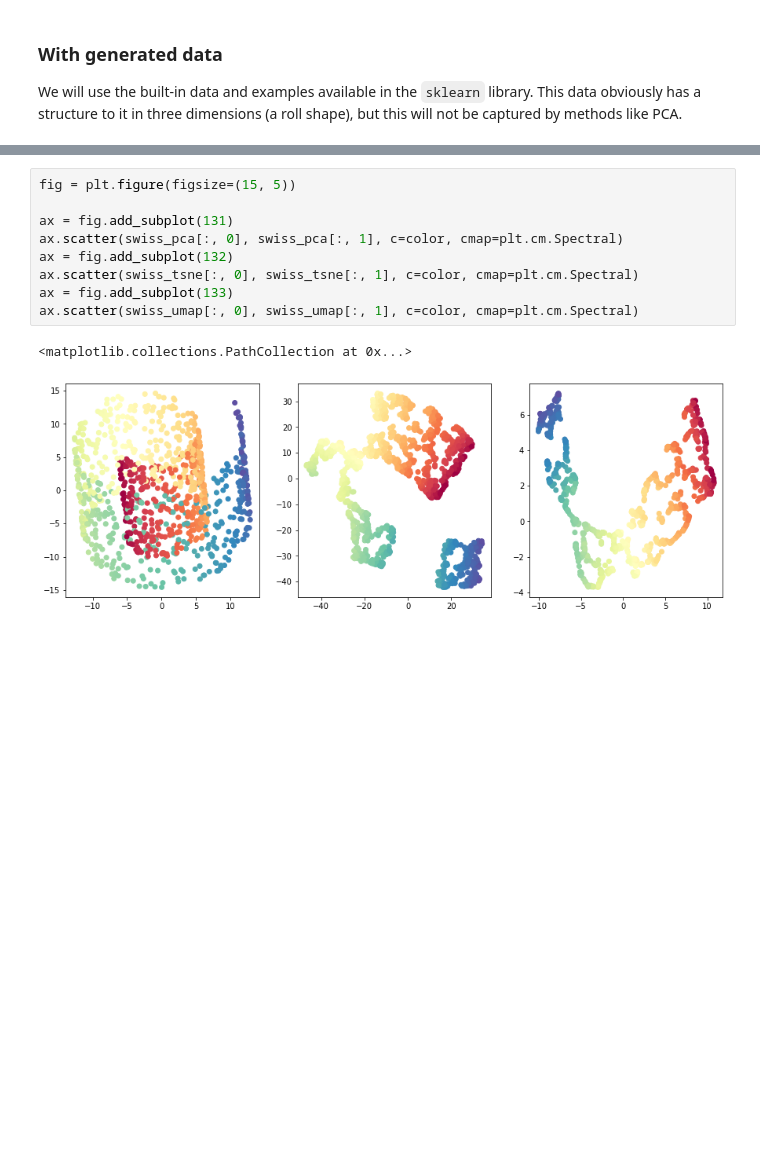
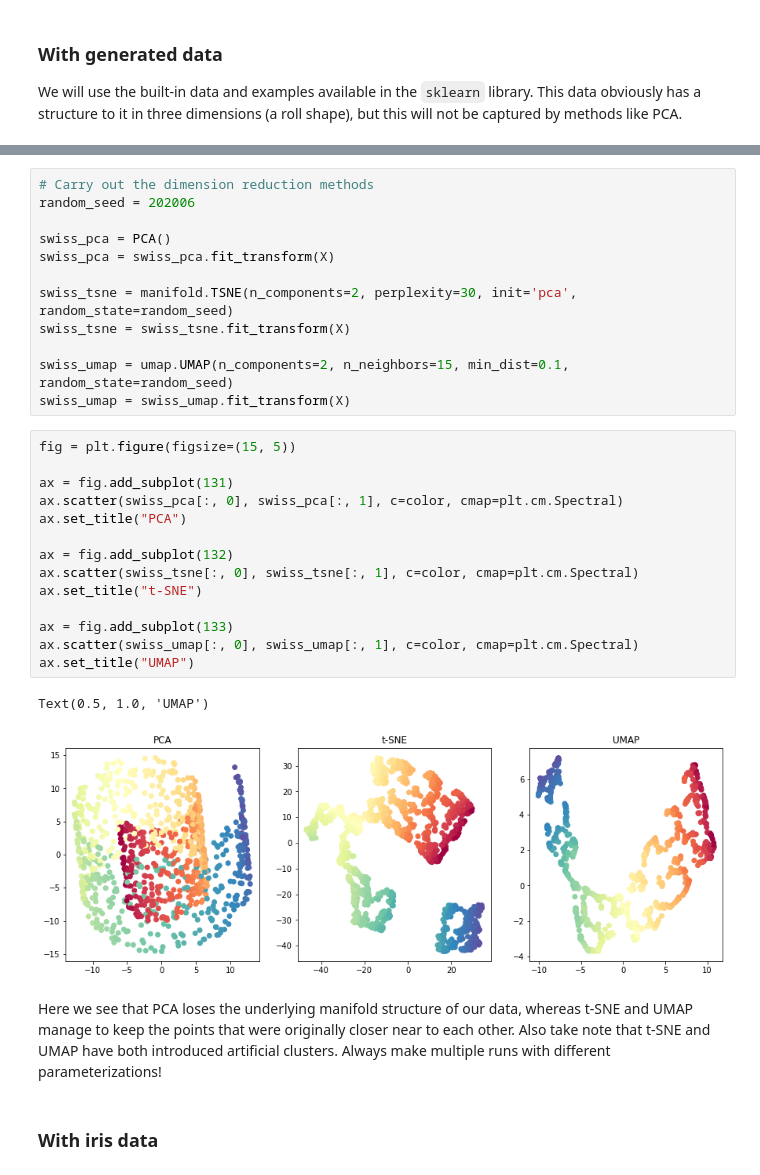
Before and after one commit to diazale/dimension_reduction_workshop, a Jupyter notebook: toy_examples.ipynb, the cells around one changed output, grey strips where cells are left out. Saved outputs shown, nothing was run; the diff lists cells and outputs as text; blank space fills up the shorter version.

```diff
--- a/toy_examples.ipynb
+++ b/toy_examples.ipynb
@@ -310,15 +313,36 @@ ax.scatter(X[:, 0], X[:, 1], X[:, 2], c=color, cmap=plt.cm.Spectral)
 ax.view_init(4, -62)
 # %% [output]
 [figure]
+# %%
+# Carry out the dimension reduction methods
+random_seed = 202006
+
+swiss_pca = PCA()
+swiss_pca = swiss_pca.fit_transform(X)
+
+swiss_tsne = manifold.TSNE(n_components=2, perplexity=30, init='pca', random_state=random_seed)
+swiss_tsne = swiss_tsne.fit_transform(X)
+
+swiss_umap = umap.UMAP(n_components=2, n_neighbors=15, min_dist=0.1, random_state=random_seed)
+swiss_umap = swiss_umap.fit_transform(X)
 # %%
 fig = plt.figure(figsize=(15, 5))
 
 ax = fig.add_subplot(131)
 ax.scatter(swiss_pca[:, 0], swiss_pca[:, 1], c=color, cmap=plt.cm.Spectral)
+ax.set_title("PCA")
+
 ax = fig.add_subplot(132)
 ax.scatter(swiss_tsne[:, 0], swiss_tsne[:, 1], c=color, cmap=plt.cm.Spectral)
+ax.set_title("t-SNE")
+
 ax = fig.add_subplot(133)
 ax.scatter(swiss_umap[:, 0], swiss_umap[:, 1], c=color, cmap=plt.cm.Spectral)
+ax.set_title("UMAP")
 # %% [output]
-<matplotlib.collections.PathCollection at 0x...>
+Text(0.5, 1.0, 'UMAP')
-[figure, old version]
+[figure, new version]
+# %% [markdown]
+Here we see that PCA loses the underlying manifold structure of our data, whereas t-SNE and UMAP manage to keep the points that were originally closer near to each other. Also take note that t-SNE and UMAP have both introduced artificial clusters. Always make multiple runs with different parameterizations!
+# %% [markdown]
+### With iris data
```
Also changed, not shown: parts of 4 cells of this notebook.
